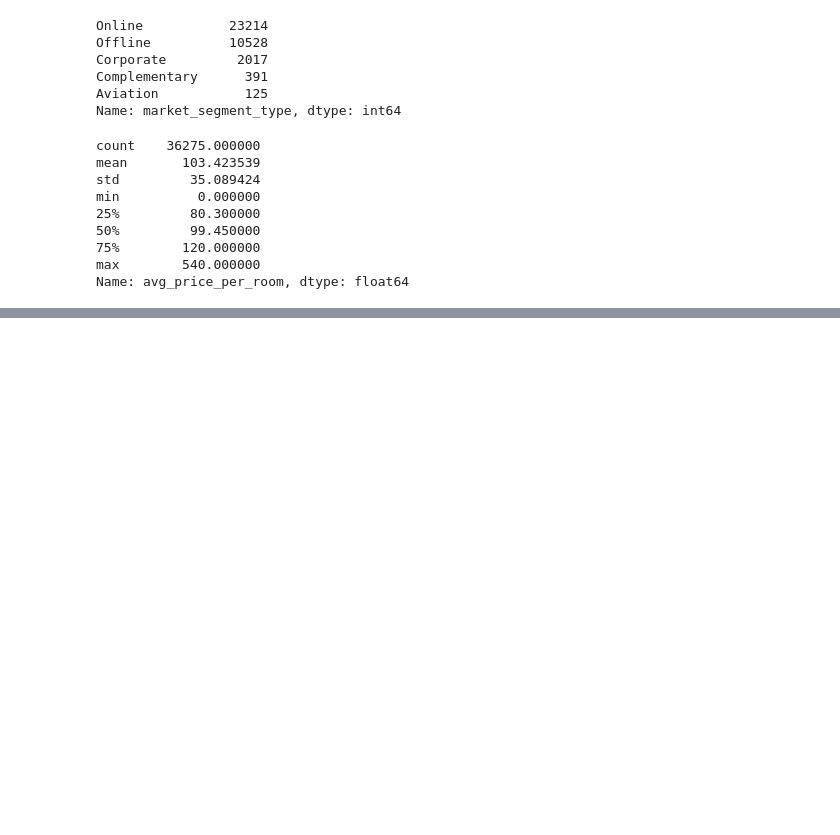
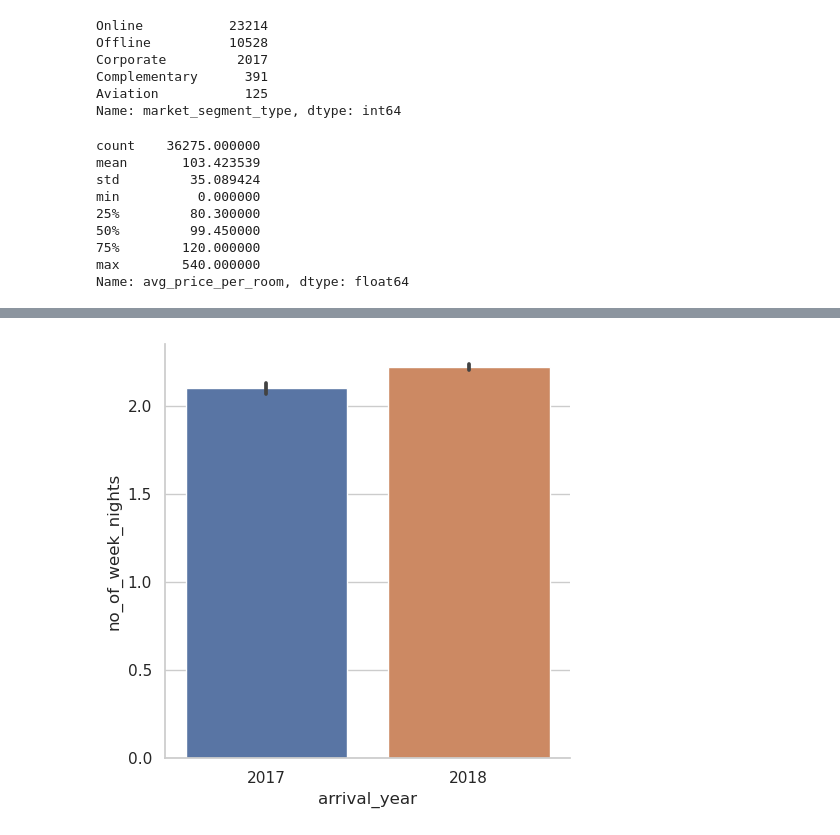
Before and after one commit to Bennis75fr/greta-projets, a Jupyter notebook: Exohotel.ipynb, the cells around one changed output, grey strips where cells are left out. Drawn from its saved outputs; the diff is of its cells as text; code cells hidden in the pictures; blank space fills up the shorter version.

```diff
--- a/Exohotel.ipynb
+++ b/Exohotel.ipynb
@@ -151,0 +165,5 @@ plt.show()
+# %%
+sns.catplot(x= 'arrival_year', y='no_of_week_nights', kind ='bar', data=fichierhotel)
+plt.show()
+# %% [output]
+[figure, added]
```
Also changed, not shown: parts of 31 cells of this notebook.
